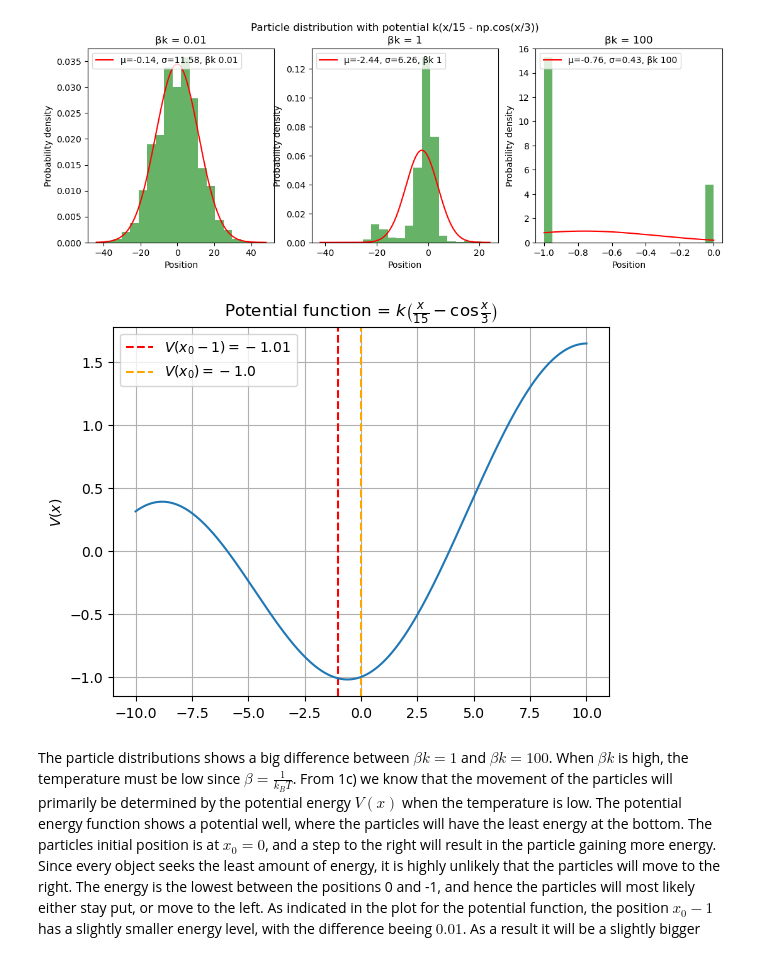
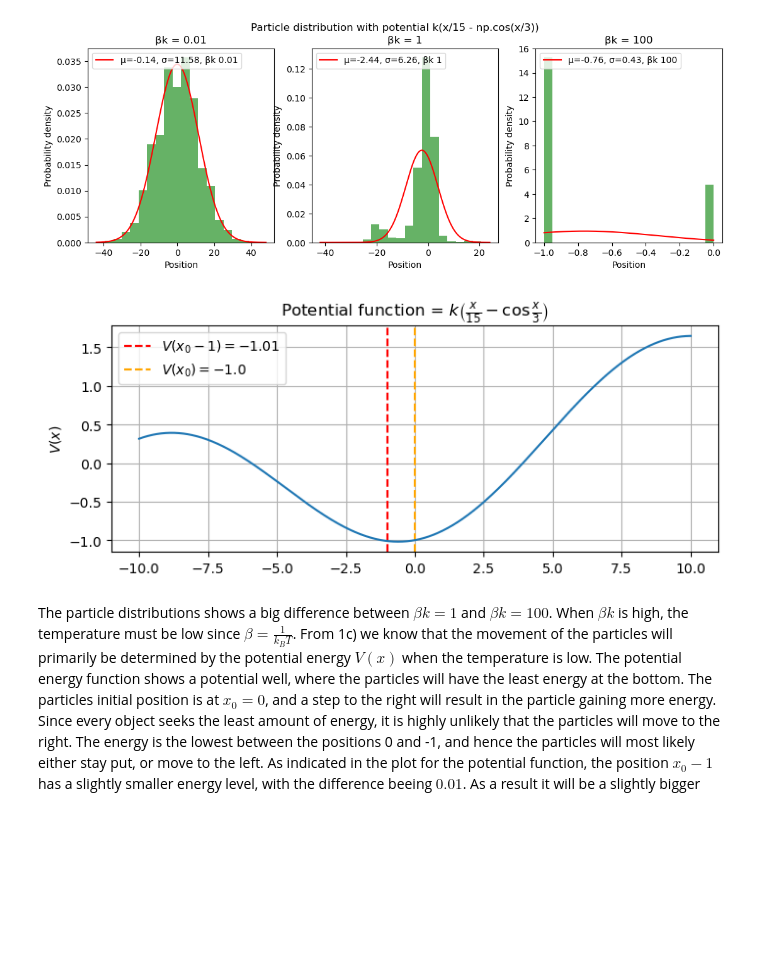
Before and after one commit to Benj181/VitBerProject01, a Jupyter notebook: rapport.ipynb, the cells around one changed output. Drawn from its saved outputs; the diff is of its cells as text; code cells hidden in the pictures; blank space fills up the shorter version.

```diff
--- a/rapport.ipynb
+++ b/rapport.ipynb
@@ -291,20 +294,21 @@ calculation(V['k(x/15 - np.cos(x/3))'], 'k(x/15 - np.cos(x/3))')
 # %%
 # Plotting the potential
 x = np.linspace(-10,10,1000)
 y = [V['k(x/15 - np.cos(x/3))'](i) for i in x]
 V_0 = V['k(x/15 - np.cos(x/3))'](0)                                      # calculating the potential in x = 0
-V_v = round(V['k(x/15 - np.cos(x/3))'](-1),2)                            # calculating the potential in x = -1, rounded to wdo decimals.
-
+V_v = round(V['k(x/15 - np.cos(x/3))'](-1),2)
+                           # calculating the potential in x = -1, rounded to wdo decimals.
+plt.figure(figsize=(8, 3))
 plt.axvline(-1, linestyle = "--", color = 'red', label = f"$V(x_0-1) = {V_v}$" )
 plt.axvline(0, linestyle = "--", color = 'orange', label = f"$V(x_0) = {V_0}$")
 plt.ylabel("$V(x)$")
 plt.title("Potential function = " r"$k\left(\frac{x}{15} - \cos\frac{x}{3}\right)$")
 plt.plot(x, y)
 plt.legend()
 plt.grid()
 plt.show()
 # %% [output]
-[figure, old version]
+[figure, new version]
 # %% [markdown]
 The particle distributions shows a big difference between $\beta k = 1$ and $\beta k = 100$. When $\beta k$ is high, the temperature must be low since $\beta = \frac{1}{k_BT}$. From 1c) we know that the movement of the particles will primarily be determined by the potential energy $V(x)$ when the temperature is low. The potential energy function shows a potential well, where the particles will have the least energy at the bottom. The particles initial position is at $x_0 = 0$, and a step to the right will result in the particle gaining more energy. Since every object seeks the least amount of energy, it is highly unlikely that the particles will move to the right. The energy is the lowest between the positions 0 and -1, and hence the particles will most likely either stay put, or move to the left. As indicated in the plot for the potential function, the position $x_0-1$ has a slightly smaller energy level, with the difference beeing $0.01$. As a result it will be a slightly bigger probability that the particles take one step to the left, and therefore most of the particles are distributed at $x = -1$ in the particle distribution plot for $\beta = 100$.
 # %% [markdown]
```
Also changed, not shown: parts of 26 cells of this notebook.
